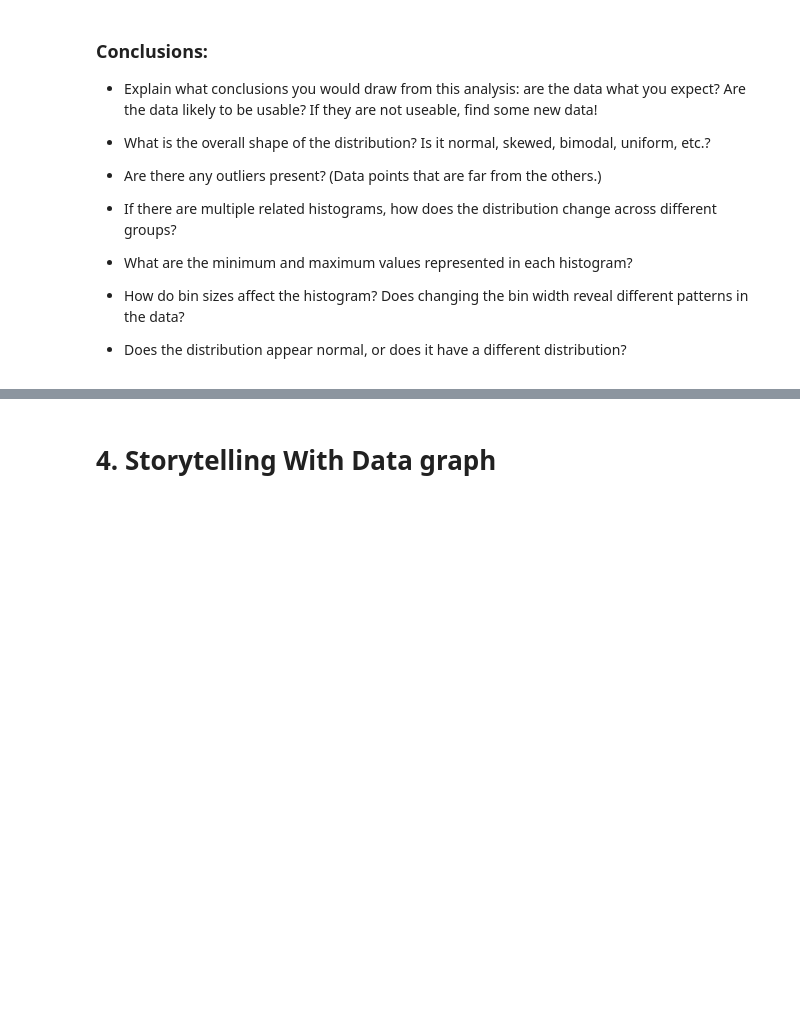
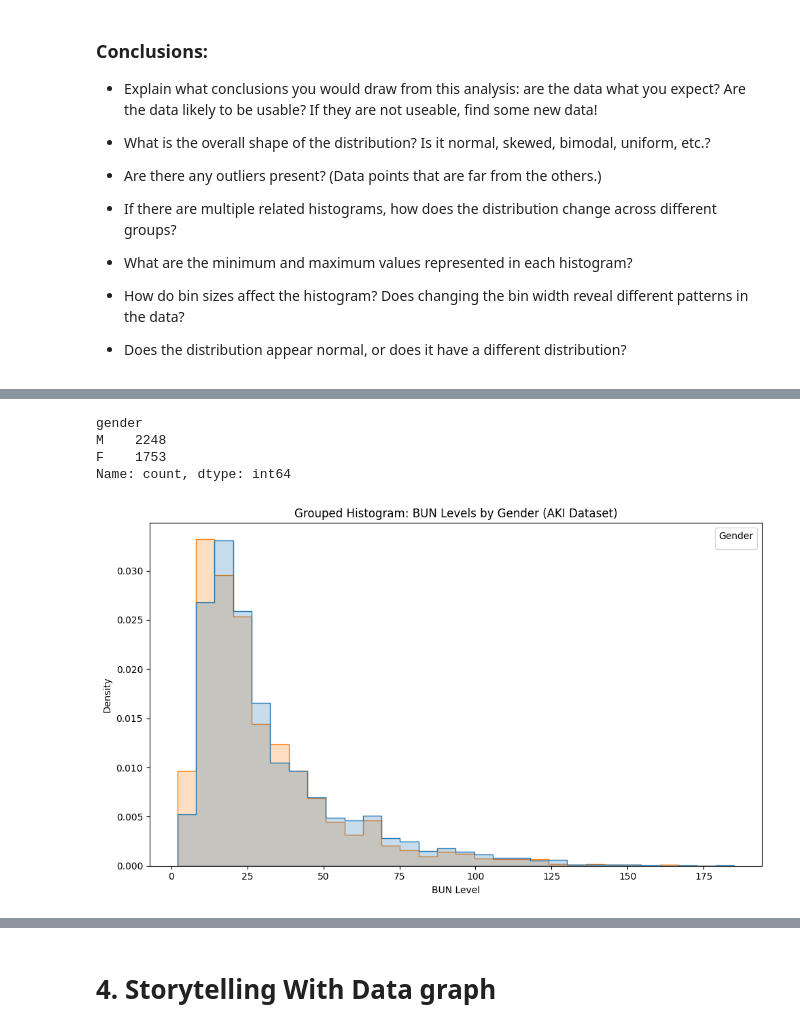
Before and after one commit to jhardis2/AI_Week4, a Jupyter notebook: OMDS-ModB2-Week4-Hardison-James.ipynb, the cells around one changed output, grey strips where cells are left out. Drawn from its saved outputs; the diff is of its cells as text; code cells hidden in the pictures; blank space fills up the shorter version.

```diff
--- a/OMDS-ModB2-Week4-Hardison-James.ipynb
+++ b/OMDS-ModB2-Week4-Hardison-James.ipynb
@@ -61,0 +110,27 @@ This week, you will do the same types of exercises as last week, but you should
+# %%
+# Grouped histograms (e.g., compare BUN by gender)
+
+
+# Check unique values in the gender column to ensure consistency
+aki_df['gender'].value_counts()
+# %% [output]
+gender
+M    2248
+F    1753
+Name: count, dtype: int64
+# %%
+# Set up the figure
+plt.figure(figsize=(10, 6))
+
+# Plot histogram with hue by gender
+sns.histplot(data=aki_df, x="bun", hue="gender", bins=30, kde=False, element="step", stat="density", common_norm=False)
+
+# Labeling
+plt.title("Grouped Histogram: BUN Levels by Gender (AKI Dataset)")
+plt.xlabel("BUN Level")
+plt.ylabel("Density")
+plt.legend(title="Gender")
+plt.tight_layout()
+plt.show()
+# %% [output]
+[figure, added]
```
Also changed, not shown: parts of 13 cells of this notebook, 4 other files.
